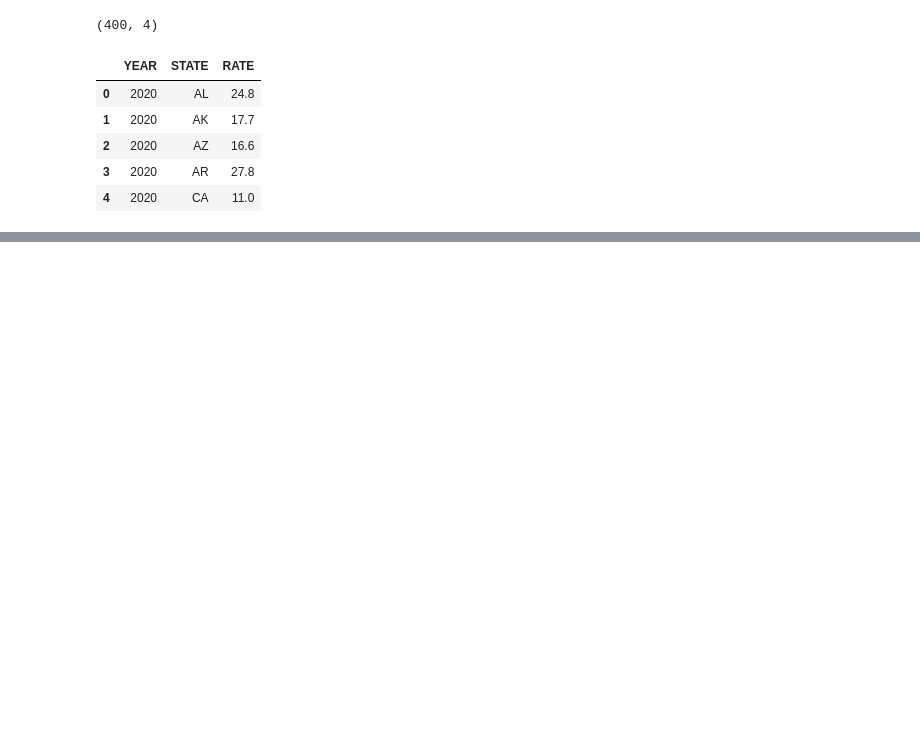
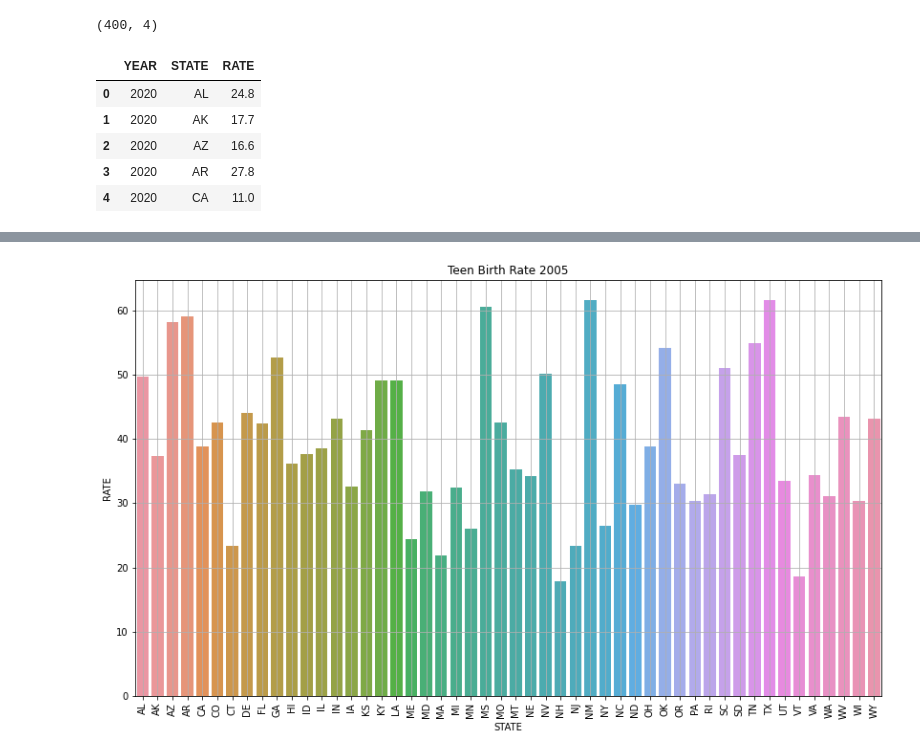
Before and after one commit to lucythuku/HappyCoders, a Jupyter notebook: Week 2/Data Wrangling- Lucy/Untitled.ipynb, the cells around one changed output, grey strips where cells are left out. Saved outputs shown, nothing was run; the diff lists cells and outputs as text; code cells hidden in the pictures; blank space fills up the shorter version.

```diff
--- a/Week 2/Data Wrangling- Lucy/Untitled.ipynb
+++ b/Week 2/Data Wrangling- Lucy/Untitled.ipynb
@@ -29,3 +38,5 @@ TeenBirthRates.head()
 | 2 | 2020 | AZ | 16.6 |
 | 3 | 2020 | AR | 27.8 |
 | 4 | 2020 | CA | 11.0 |
+# %%
+TeenBirthRates2005 = TeenBirthRates2[TeenBirthRates2.YEAR == 2005]
@@ -31,0 +63,9 @@ TeenBirthRates.head()
+# %%
+plt.figure(figsize=(14,8))
+sns.barplot(x = TeenBirthRates2005.STATE, y = TeenBirthRates2005.RATE)
+plt.xticks(rotation=90)
+plt.grid()
+plt.title('Teen Birth Rate 2005')
+plt.show()
+# %% [output]
+[figure, added]
```
Also changed, not shown: parts of 7 cells of this notebook.
